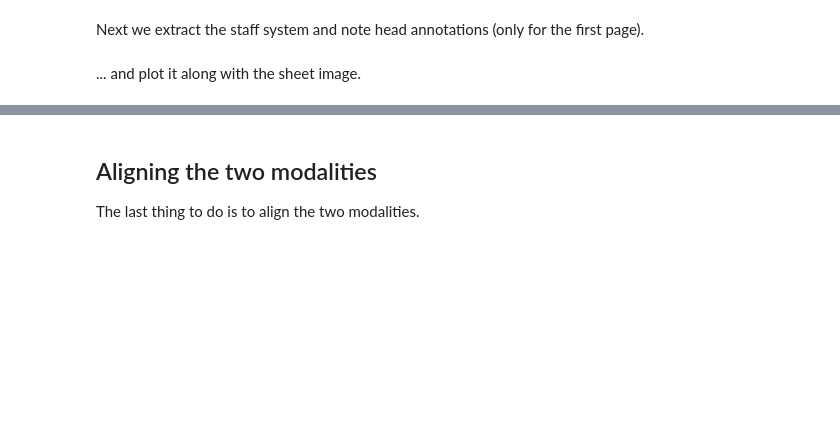
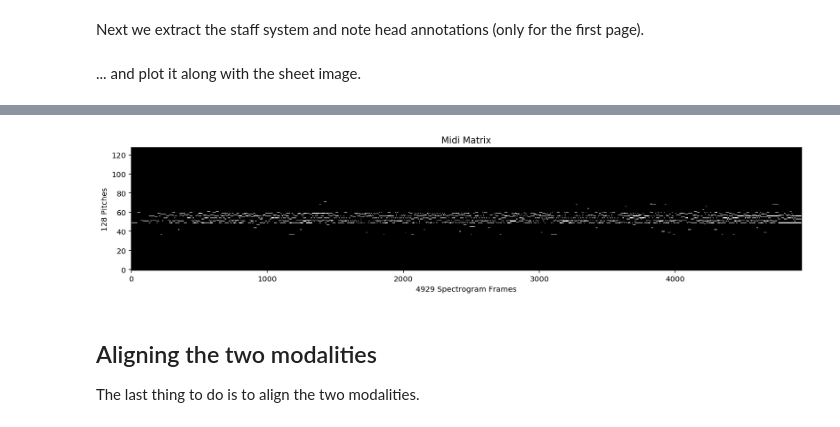
Before and after one commit to CPJKU/msmd, a Jupyter notebook: tutorials/Loading Piece Data.ipynb, the cells around one changed output, grey strips where cells are left out. Drawn from its saved outputs; the diff is of its cells as text; code cells hidden in the pictures; blank space fills up the shorter version.

```diff
--- a/tutorials/Loading Piece Data.ipynb
+++ b/tutorials/Loading Piece Data.ipynb
@@ -107,3 +109,16 @@ plt.show()
+# %%
+# load midi matrix
+midi_matrix = performance.load_midi_matrix()
+
+# show the midi matrix
+plt.figure("Midi Matrix", figsize=(16, 3))
+plt.imshow(midi_matrix, cmap="gray", aspect="auto", origin="lower", interpolation="nearest")
+plt.title("Midi Matrix")
+plt.ylabel("%d Pitches" % midi_matrix.shape[0])
+plt.xlabel("%d Spectrogram Frames" % midi_matrix.shape[1])
+plt.show()
+# %% [output]
+[figure, added]
 # %% [markdown]
 ## Aligning the two modalities
 The last thing to do is to align the two modalities.
```
Also changed, not shown: parts of 12 cells of this notebook, 1 other file.
